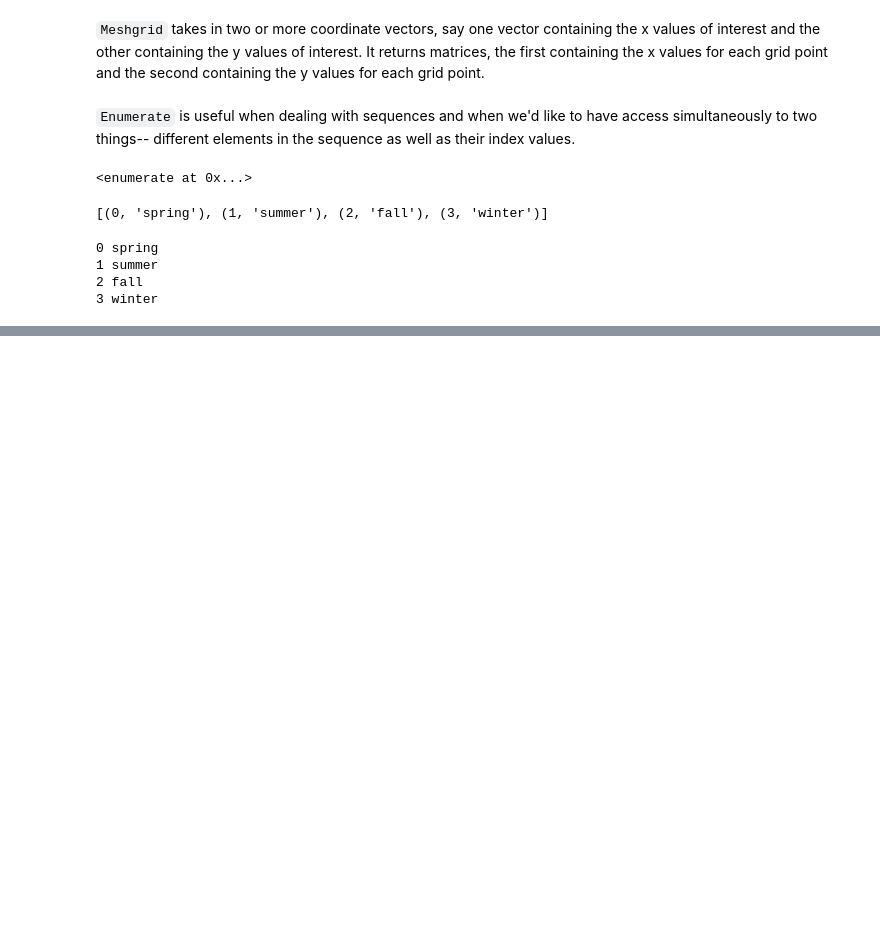
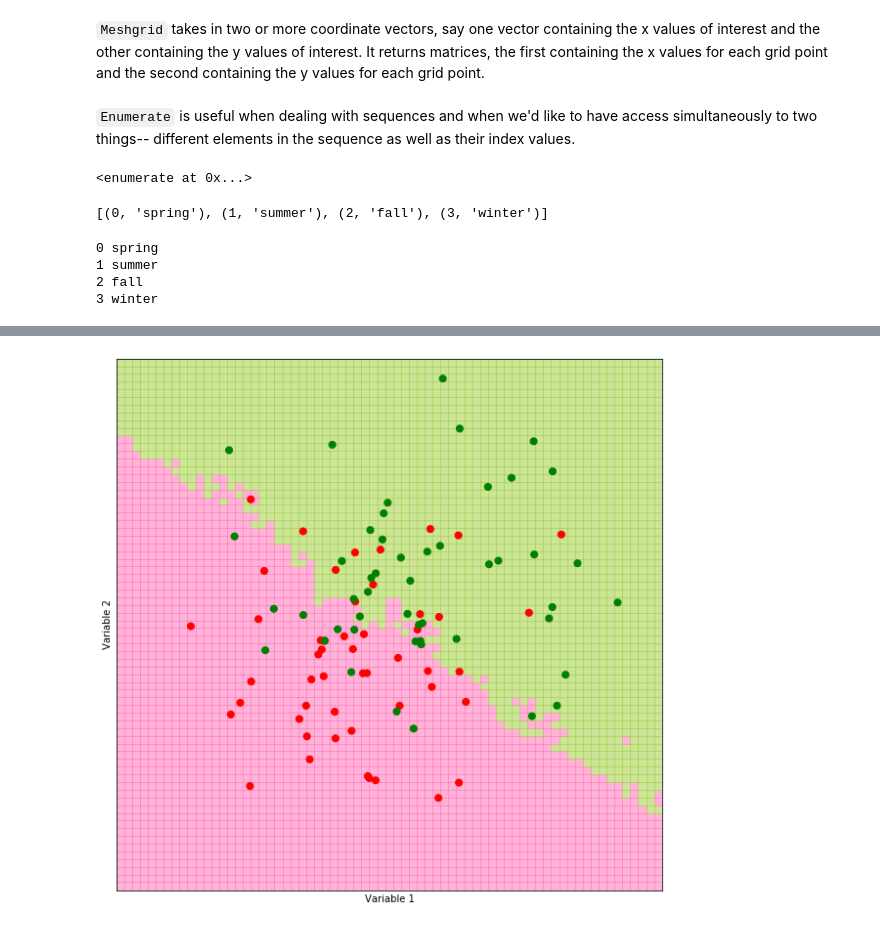
Before and after one commit to enoch-baffoe/HavardX-Using-Python-For-Research, a Jupyter notebook: Week 3 - Case Study/Introduction to classification/knn_Classification.ipynb, the cells around one changed output, grey strips where cells are left out. Saved outputs shown, nothing was run; the diff lists cells and outputs as text; code cells hidden in the pictures; blank space fills up the shorter version.

```diff
--- a/Week 3 - Case Study/Introduction to classification/knn_Classification.ipynb
+++ b/Week 3 - Case Study/Introduction to classification/knn_Classification.ipynb
@@ -472,0 +592,6 @@ for ind,season in enumerate(seasons):
+# %%
+k=50;filename="knn_synth_50.pdf"; limits=(-3,4,-3,4);h=0.1
+(xx,yy,prediction_grid)=make_prediction_grid(predictors,outcomes,limits,h,k)
+plot_prediction_grid(xx,yy,prediction_grid,filename)
+# %% [output]
+[figure, added]
```
Also changed, not shown: parts of 51 cells of this notebook, 6 other files.
